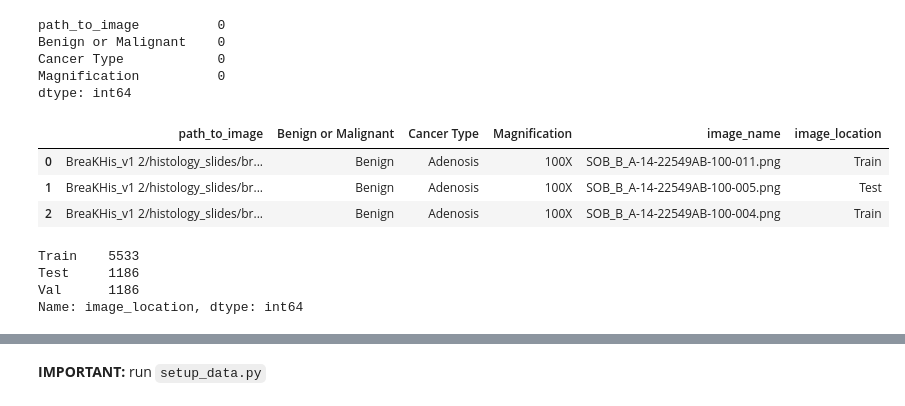
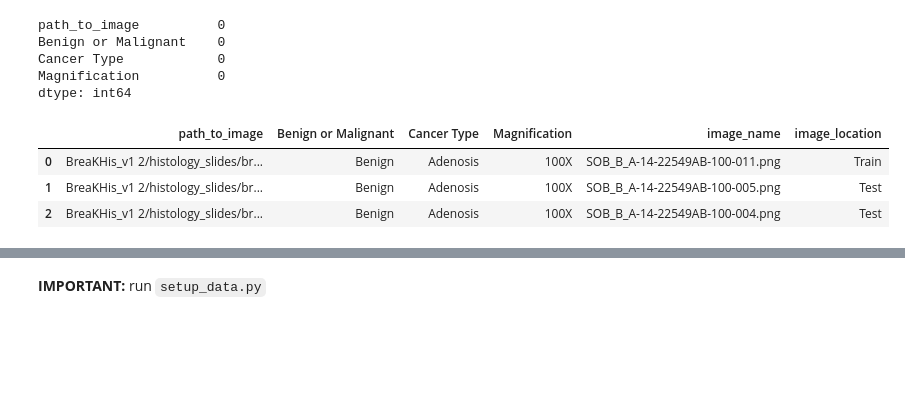
Before and after one commit to master-boda/Deep-Learning, a Jupyter notebook: data_exploration.ipynb, the cells around one changed output, grey strips where cells are left out. Saved outputs shown, nothing was run; the diff lists cells and outputs as text; code cells hidden in the pictures; blank space fills up the shorter version.

Commit message:
setup_data

```diff
--- a/data_exploration.ipynb
+++ b/data_exploration.ipynb
@@ -57,25 +60,18 @@ dtype: int64
 # %%
 # add location of the image to the dataframe (using last bit of path_to_image and searching for it in the train/test/val folders inside the data folder)
 
 img_metadata_df['image_name'] = img_metadata_df['path_to_image'].apply(lambda x: x.split('/')[-1])
-img_metadata_df['image_location'] = img_metadata_df['image_name'].apply(
-    lambda x: 'Train' if os.path.exists(os.path.join('data/train', x))
-    else 'Test' if os.path.exists(os.path.join('data/test', x))
-    else 'Val' if os.path.exists(os.path.join('data/val', x))
-    else 'Not_Found'
+img_metadata_df['image_location'] = img_metadata_df.apply(
+    lambda row: 'Train' if os.path.exists(os.path.join('data', row['Magnification'], 'train', row['image_name']))
+    else 'Test' if os.path.exists(os.path.join('data', row['Magnification'], 'test', row['image_name']))
+    else 'Val' if os.path.exists(os.path.join('data', row['Magnification'], 'val', row['image_name']))
+    else 'Not_Found',
+    axis=1
 )
 
 img_metadata_df.head(3)
 # %% [output]
 |  | path_to_image | Benign or Malignant | Cancer Type | Magnification | image_name | image_location |
 | 0 | BreaKHis_v1 2/histology_slides/br... | Benign | Adenosis | 100X | SOB_B_A-14-22549AB-100-011.png | Train |
 | 1 | BreaKHis_v1 2/histology_slides/br... | Benign | Adenosis | 100X | SOB_B_A-14-22549AB-100-005.png | Test |
-| 2 | BreaKHis_v1 2/histology_slides/br... | Benign | Adenosis | 100X | SOB_B_A-14-22549AB-100-004.png | Train |
+| 2 | BreaKHis_v1 2/histology_slides/br... | Benign | Adenosis | 100X | SOB_B_A-14-22549AB-100-004.png | Test |
-# %%
-# count values of image_location
-img_metadata_df['image_location'].value_counts()
-# %% [output]
-Train    5533
-Test     1186
-Val      1186
-Name: image_location, dtype: int64
```
Also changed, not shown: parts of 5 cells of this notebook, 1 other file.
